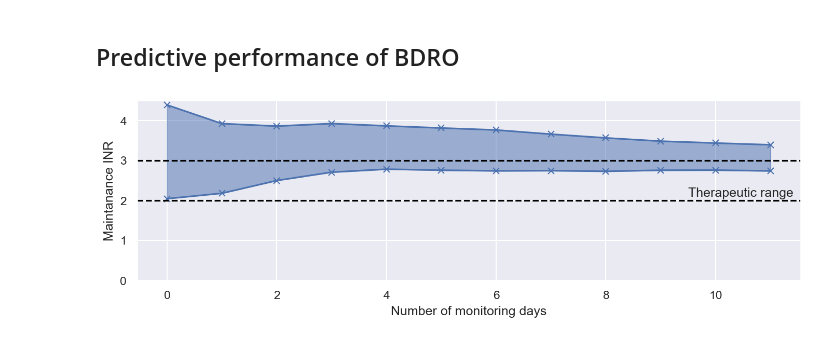
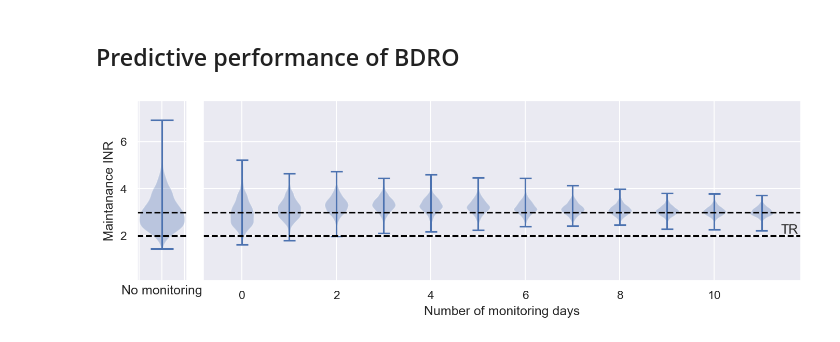
Before and after one commit to DavAug/mipd-warfarin, a Jupyter notebook: results/1_systems_pharmacology_model/results.ipynb, the cells around one changed output. Cells and saved outputs as stored; diff of their text form; code cells hidden in the pictures.

```diff
--- a/results/1_systems_pharmacology_model/results.ipynb
+++ b/results/1_systems_pharmacology_model/results.ipynb
@@ -671,7 +671,7 @@ directory = os.path.dirname(os.getcwd())
 df_doses = pd.read_csv(
     directory + '/2_semi_mechanistic_model'
     '/mipd_trial_predicted_dosing_regimens.csv')
-df_doses = df_doses[df_doses['Number of observations'] == 11]
+df_doses = df_doses[df_doses['Number of observations'] == 12]
 
 # Convert dosing strategy to dosing regimens
 days = 19
@@ -1412,14 +1412,12 @@ rng = np.random.default_rng(seed=4)
 delays = rng.exponential(scale=0.5, size=(days, len(ids)))
 vk_input = get_vk_consumption(days, len(ids), seed=14)
 
-n_data = np.arange(0, 12)
+n_data = np.arange(0, 13)
 run = 0
 try:
-    run = len(median)
+    run = len(inr_sequence)
 except NameError:
-    median = []
-    lower = []
-    upper = []
+    inr_sequence = []
 for n in n_data:
     if n < run:
         continue
@@ -1455,50 +1453,56 @@ for n in n_data:
             parameters=parameters[mask][0],
             times=times, vk_input=vk_input[:, idx])
 
-    median.append(np.percentile(sim[:, -1], 50))
-    lower.append(np.percentile(sim[:, -1], 5))
-    upper.append(np.percentile(sim[:, -1], 95))
+    inr_sequence.append(sim[:, -1])
-# %%
-n_data = np.arange(0, 12)
-median.append(np.percentile(inrs_4[:, -1], 50))
-lower.append(np.percentile(inrs_4[:, -1], 5))
-upper.append(np.percentile(inrs_4[:, -1], 95))
 # %%
 # Create layout
 fontsize = 11
 my_dpi = 192
 fig = plt.figure(figsize=(2250 // my_dpi, 700 // my_dpi), dpi=150)
-outer = gridspec.GridSpec(1, 1)
+outer = gridspec.GridSpec(1, 2, width_ratios=[1, len(n_data)-1], wspace=0.05)
 
 # Create axes
 axes = []
 axes.append(plt.Subplot(fig, outer[0]))
+axes.append(plt.Subplot(fig, outer[1]))
 
 # Add axes to figure
 for ax in axes:
     fig.add_subplot(ax)
 
-axes[0].fill_between(
-    n_data, upper, lower, color=sns.color_palette()[0], alpha=0.5)
-axes[0].plot(
-    n_data, lower, marker='x', color=sns.color_palette()[0],
-    linestyle='solid')
-axes[0].plot(
-    n_data, upper, marker='x', color=sns.color_palette()[0],
-    linestyle='solid')
+axes[1].violinplot(inr_sequence[1:], n_data[1:] - 1)
+axes[0].violinplot([inr_sequence[0]], [-1])
+
+# err_low = np.array(median) - np.array(lower)
+# err_high = np.array(upper) - np.array(median)
+# axes[0].errorbar(
+#     n_data[1:]-1, median[1:], color=sns.color_palette()[0],
+#     ls='none', yerr=np.vstack((err_low[1:], err_high[1:])),
+#     capsize=5, linewidth=2)
+# axes[0].errorbar(
+#     n_data[:1]-1, median[:1], color=sns.color_palette()[3],
+#     ls='none', yerr=np.vstack((err_low[:1], err_high[:1])),
+#     capsize=5, linewidth=2)
 axes[0].axhline(3, color='black', linestyle='dashed')
 axes[0].axhline(2, color='black', linestyle='dashed')
+axes[1].axhline(3, color='black', linestyle='dashed')
+axes[1].axhline(2, color='black', linestyle='dashed')
 
-axes[0].set_ylim([0, 4.5])
+axes[0].set_ylim([0.1, 7.75])
 axes[0].set_ylabel('Maintanance INR')
-axes[0].set_xlabel('Number of monitoring days')
-axes[0].annotate('Therapeutic range', xy=(n_data[-1]-1.5, 2.1))
+axes[0].set_xlabel('No monitoring')
+axes[0].set_xticklabels(labels=[], visible=False)
+axes[1].set_ylim([0.1, 7.75])
+axes[1].set_ylabel('')
+axes[1].set_yticklabels(labels=[], visible=False)
+axes[1].set_xlabel('Number of monitoring days')
+axes[1].annotate('TR', xy=(n_data[-1]-0.6, 2.1))
 
 plt.savefig('13_bdro_over_time.pdf',
     bbox_inches='tight')
 plt.savefig('13_bdro_over_time.tif',
     bbox_inches='tight')
 
 plt.show()
 # %% [output]
-[figure, old version]
+[figure, new version]
```
Also changed, not shown: parts of 5 cells of this notebook, 12 other files.
